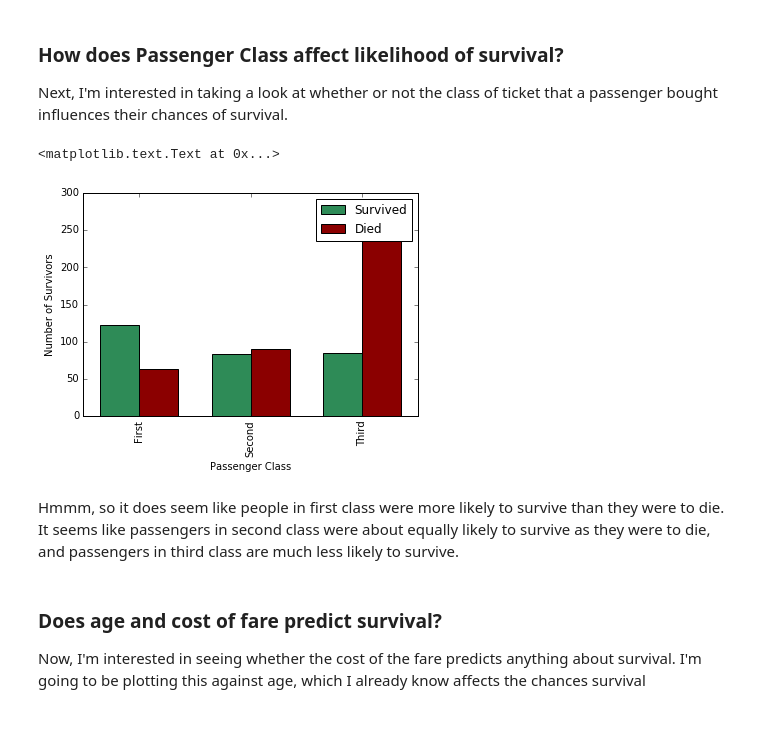
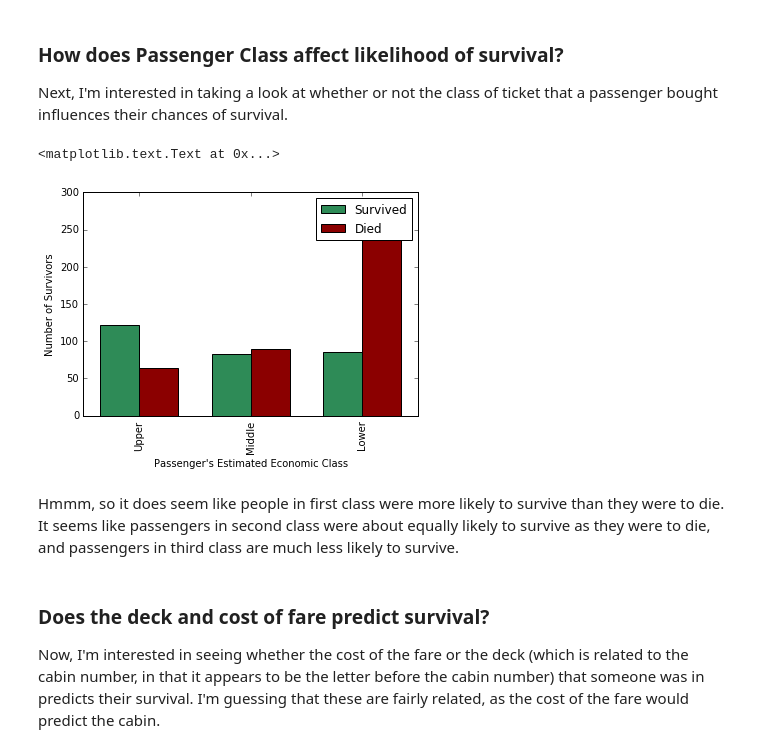
Before and after one commit to paulruvolo/DataScience16WarmupProject, a Jupyter notebook: data_exploration.ipynb, the cells around one changed output. Saved outputs shown, nothing was run; the diff lists cells and outputs as text; code cells hidden in the pictures; blank space fills up the shorter version.

```diff
--- a/data_exploration.ipynb
+++ b/data_exploration.ipynb
@@ -126,26 +126,26 @@ Next, I'm interested in taking a look at whether or not the class of ticket that
 # %%
 fig, ax = plt.subplots()
 
 ax.bar(np.add(range(1,4),-0.35),survived.groupby('Pclass').count()['PassengerId'], width = 0.35, facecolor='seagreen')
 ax.bar(range(1,4) ,died.groupby('Pclass').count()['PassengerId'], width = 0.35, facecolor='darkred')
 
 ax.legend(['Survived', 'Died'])
 
-labels = ['First', 'Second', 'Third']
+labels = ['Upper', 'Middle', 'Lower']
 
 plt.xticks(range(1,4), labels, rotation='vertical')
 
-plt.xlabel('Passenger Class')
+plt.xlabel('Passenger\'s Estimated Economic Class')
 plt.ylabel('Number of Survivors')
 
 # survived.groupby('Pclass').count()['PassengerId'].plot(kind='bar');
 # died.groupby('Pclass').count()['PassengerId'].plot(kind='bar', );
 # %% [output]
 <matplotlib.text.Text at 0x...>
-[figure, old version]
+[figure, new version]
 # %% [markdown]
 Hmmm, so it does seem like people in first class were more likely to survive than they were to die. It seems like passengers in second class were about equally likely to survive as they were to die, and passengers in third class are much less likely to survive.
 # %% [markdown]
-### Does age and cost of fare predict survival?
+### Does the deck and cost of fare predict survival?
 
-Now, I'm interested in seeing whether the cost of the fare predicts anything about survival. I'm going to be plotting this against age, which I already know affects the chances survival
+Now, I'm interested in seeing whether the cost of the fare or the deck (which is related to the cabin number, in that it appears to be the letter before the cabin number) that someone was in predicts their survival. I'm guessing that these are fairly related, as the cost of the fare would predict the cabin.
```
Also changed, not shown: parts of 8 cells of this notebook.
